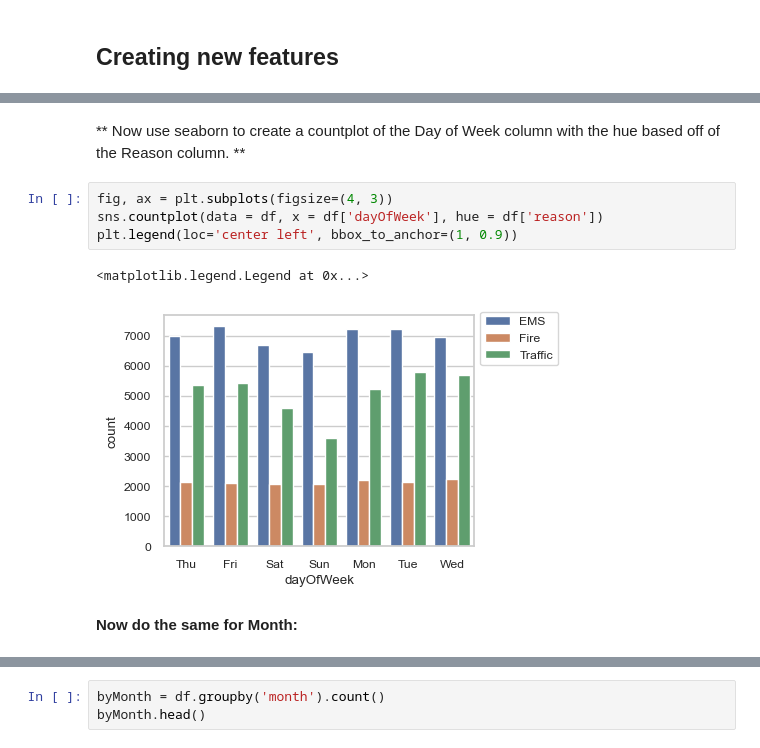
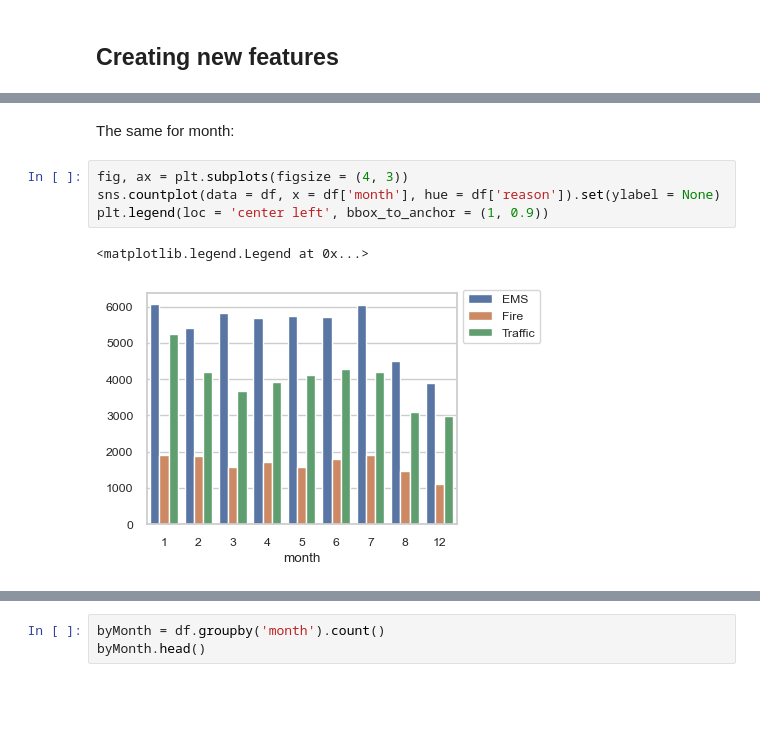
Before and after one commit to TheXirex/911-Calls, a Jupyter notebook: 911_Calls.ipynb, the cells around one changed output, grey strips where cells are left out. Saved outputs shown, nothing was run; the diff lists cells and outputs as text; blank space fills up the shorter version.

```diff
--- a/911_Calls.ipynb
+++ b/911_Calls.ipynb
@@ -169,11 +145,9 @@ df.head()
-# %% [markdown]
-** Now use seaborn to create a countplot of the Day of Week column with the hue based off of the Reason column. **
+# %% [markdown]
+The same for month:
 # %%
-fig, ax = plt.subplots(figsize=(4, 3))
-sns.countplot(data = df, x = df['dayOfWeek'], hue = df['reason'])
-plt.legend(loc='center left', bbox_to_anchor=(1, 0.9))
+fig, ax = plt.subplots(figsize = (4, 3))
+sns.countplot(data = df, x = df['month'], hue = df['reason']).set(ylabel = None)
+plt.legend(loc = 'center left', bbox_to_anchor = (1, 0.9))
 # %% [output]
 <matplotlib.legend.Legend at 0x...>
-[figure, old version]
+[figure, new version]
-# %% [markdown]
-**Now do the same for Month:**
```
Also changed, not shown: parts of 86 cells of this notebook, 1 other file.
